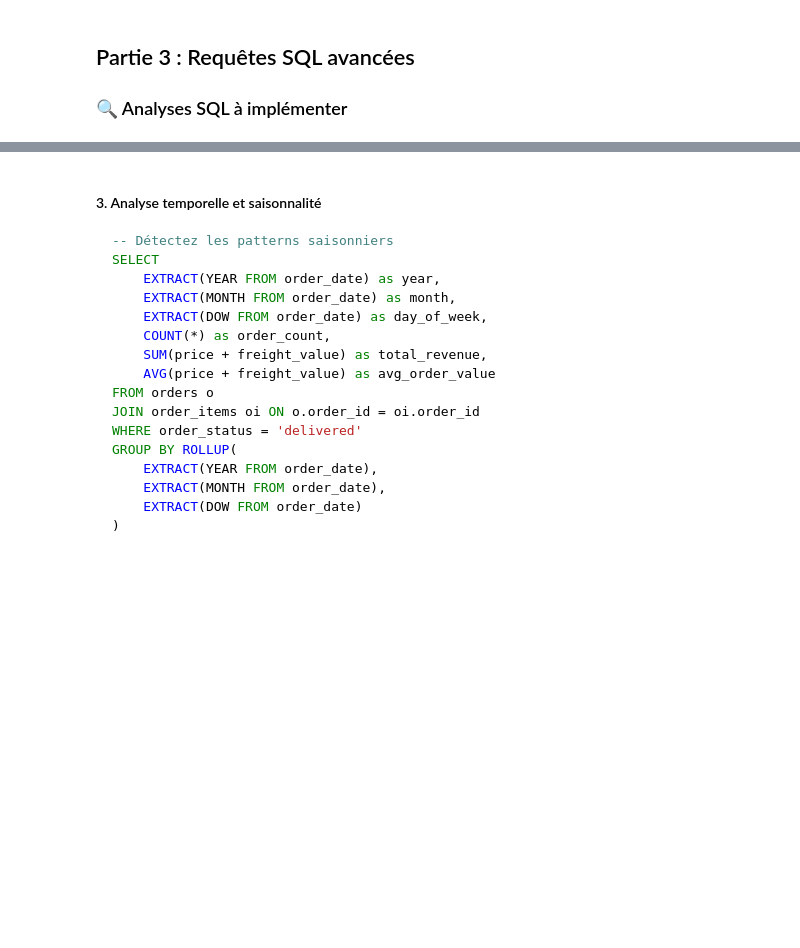
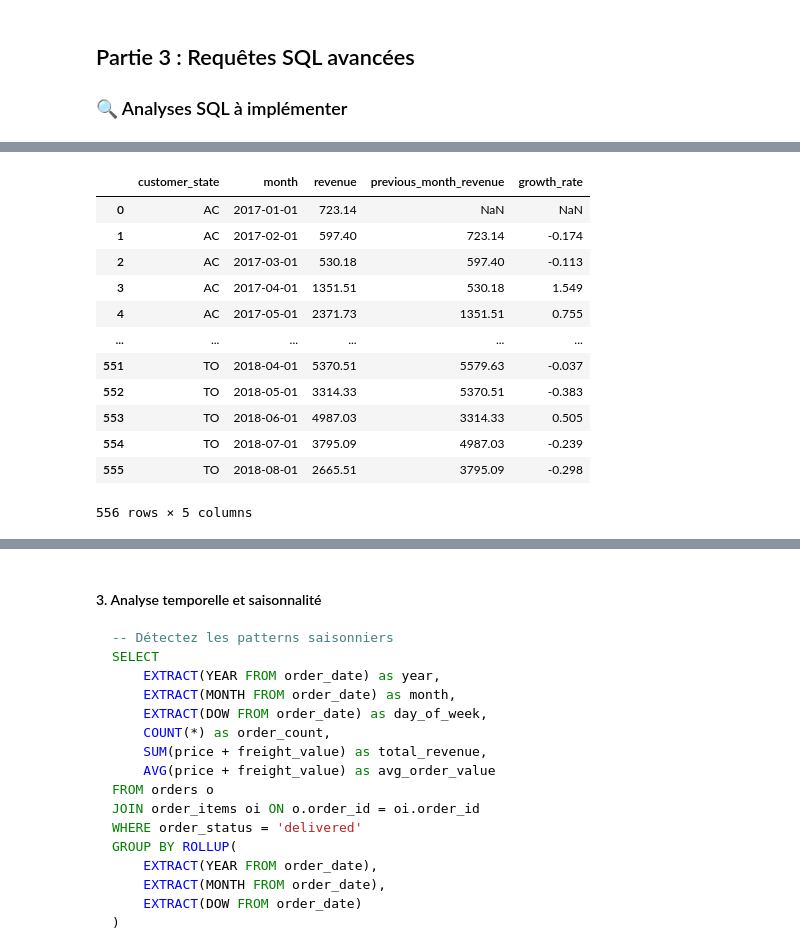
Before and after one commit to emese007/D-veloppement-d-une-solution-d-analyse-de-donn-es-multi-technologies, a Jupyter notebook: notebook-2-analyse-e-commerce-avec-postgresql-en-ligne-68833fcbee385690245472.ipynb, the cells around one changed output, grey strips where cells are left out. Drawn from its saved outputs; the diff is of its cells as text; code cells hidden in the pictures; blank space fills up the shorter version.

```diff
--- a/notebook-2-analyse-e-commerce-avec-postgresql-en-ligne-68833fcbee385690245472.ipynb
+++ b/notebook-2-analyse-e-commerce-avec-postgresql-en-ligne-68833fcbee385690245472.ipynb
@@ -456,0 +459,53 @@ def geographic_sales_analysis():
+# %%
+def geographic_sales_mom():
+    """
+    2. Croissance MoM par état/région
+    """
+    query_mom_growth = """
+    WITH monthly_revenue AS (
+        SELECT
+            c.customer_state,
+            DATE_TRUNC('month', o.order_date) AS month,
+            ROUND(SUM(oi.price + oi.freight_value), 2) AS revenue
+        FROM customers c
+        JOIN orders o ON c.customer_id = o.customer_id
+        JOIN order_items oi ON o.order_id = oi.order_id
+        WHERE o.order_status = 'delivered'
+        GROUP BY c.customer_state, DATE_TRUNC('month', o.order_date)
+    )
+
+    SELECT
+        customer_state,
+        month,
+        revenue,
+        LAG(revenue) OVER (PARTITION BY customer_state ORDER BY month) AS previous_month_revenue,
+        ROUND(
+            CASE
+                WHEN LAG(revenue) OVER (PARTITION BY customer_state ORDER BY month) = 0 THEN NULL
+                ELSE
+                    (revenue - LAG(revenue) OVER (PARTITION BY customer_state ORDER BY month))
+                    / LAG(revenue) OVER (PARTITION BY customer_state ORDER BY month)
+            END,
+            3
+        ) AS growth_rate
+    FROM monthly_revenue
+    ORDER BY customer_state, month;
+    """
+
+    return pd.read_sql(query_mom_growth, engine)
+# %%
+geographic_sales_mom()
+# %% [output]
+|  | customer_state | month | revenue | previous_month_revenue | growth_rate |
+| 0 | AC | 2017-01-01 | 723.14 | NaN | NaN |
+| 1 | AC | 2017-02-01 | 597.40 | 723.14 | -0.174 |
+| 2 | AC | 2017-03-01 | 530.18 | 597.40 | -0.113 |
+| 3 | AC | 2017-04-01 | 1351.51 | 530.18 | 1.549 |
+| 4 | AC | 2017-05-01 | 2371.73 | 1351.51 | 0.755 |
+| ... | ... | ... | ... | ... | ... |
+| 551 | TO | 2018-04-01 | 5370.51 | 5579.63 | -0.037 |
+| 552 | TO | 2018-05-01 | 3314.33 | 5370.51 | -0.383 |
+| 553 | TO | 2018-06-01 | 4987.03 | 3314.33 | 0.505 |
+| 554 | TO | 2018-07-01 | 3795.09 | 4987.03 | -0.239 |
+| 555 | TO | 2018-08-01 | 2665.51 | 3795.09 | -0.298 |
+556 rows × 5 columns
```
Also changed, not shown: parts of 20 cells of this notebook, 1 other file.
